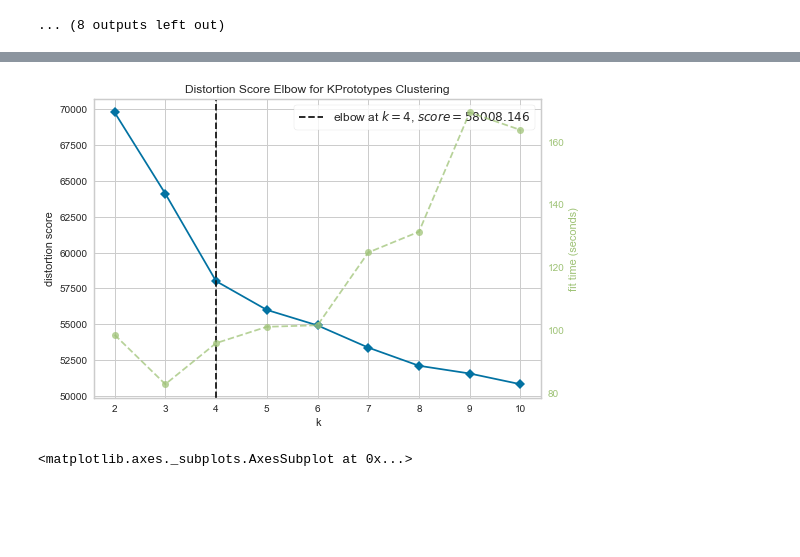
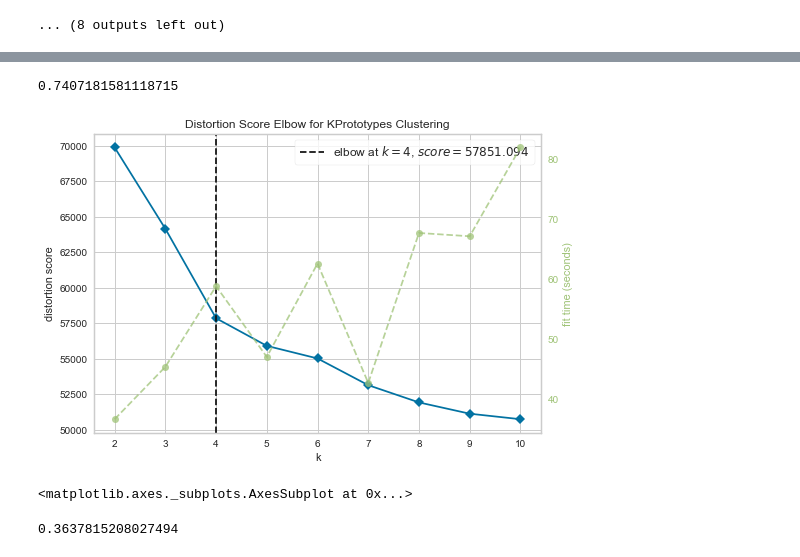
Before and after one commit to Mordyyy/Customer-Segmentation, a Jupyter notebook: Aroba18.ipynb, the cells around one changed output, grey strips where cells are left out. Cells and saved outputs as stored; diff of their text form; code cells hidden in the pictures; blank space fills up the shorter version.

Commit message:
added silhouette_score

```diff
--- a/Aroba18.ipynb
+++ b/Aroba18.ipynb
@@ -61,6 +61,10 @@ mode = stats.mode(data['Family_Size'])
 md = mode[0][0]
 values = {'Family_Size': md}
 data.fillna(value=values, inplace = True)
+mode = stats.mode(data['Work_Experience'])
+md = mode[0][0]
+values = {'Work_Experience': md}
+data.fillna(value=values, inplace = True)
 data.head(5)
 # %% [output]
 |  | Gender | Ever_Married | Age | Graduated | Profession | Work_Experience | Spending_Score | Family_Size | ... |
@@ -189,7 +188,3 @@ categoricals = data.select_dtypes(include=['object']).columns.values
 label_encoder = LabelEncoder()
 for categorical in categoricals:
     data[categorical] = label_encoder.fit_transform(data[categorical])
-# %%
-from sklearn.impute import KNNImputer
-imputer = KNNImputer(n_neighbors=5)
-data = pd.DataFrame(imputer.fit_transform(data),columns = data.columns)
@@ -209,6 +199,0 @@ data.head(5)
-# %%
-from kmodes.kprototypes import KPrototypes
-from sklearn.preprocessing import StandardScaler
-mms = StandardScaler()
-mms.fit(data)
-data = mms.transform(data)
@@ -215,2 +230,9 @@ data = mms.transform(data)
+# %%
+hopkins(data)
+# %% [output]
+0.7407181581118715
+# %%
+from sklearn import preprocessing
+data_scaled = preprocessing.scale(data)
 # %%
 %matplotlib inline
@@ -217,8 +243,17 @@ data = mms.transform(data)
 # %%
-from yellowbrick.cluster import KElbowVisualizer
-model = KElbowVisualizer(KPrototypes(), k=10)
-model.fit(data,categorical=[1,2,3,4,5,6,7,8])
-model.show()
+model = KPrototypes(n_init=5)
+visualizer = KElbowVisualizer(model, k=10)
+visualizer.fit(data_scaled,categorical=[1,2,3,4,5,6,7,8])    # Fit the data to the visualizer
+visualizer.poof()
 # %% [output]
-[figure, old version]
+[figure, new version]
 <matplotlib.axes._subplots.AxesSubplot at 0x...>
+# %%
+from sklearn.metrics import silhouette_samples, silhouette_score
+
+kp = KPrototypes(n_init=10, n_clusters = 5)
+y = kp.fit_predict(data, categorical=[1,2,3,4,5,6,7,8])
+score = silhouette_score(data, y)
+print(score)
+# %% [output]
+0.3637815208027494
```
Also changed, not shown: parts of 12 cells of this notebook.
